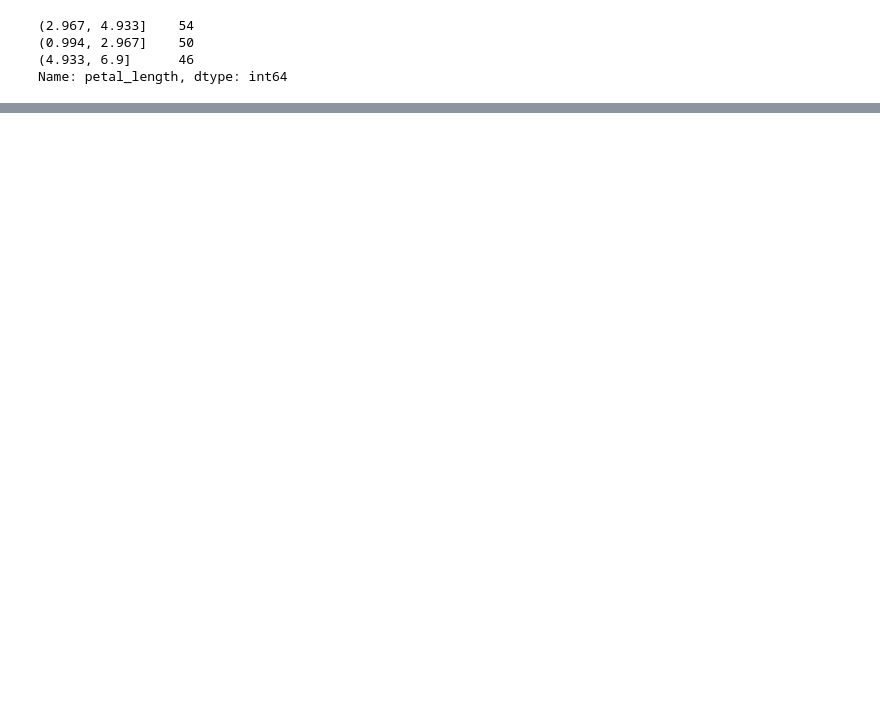
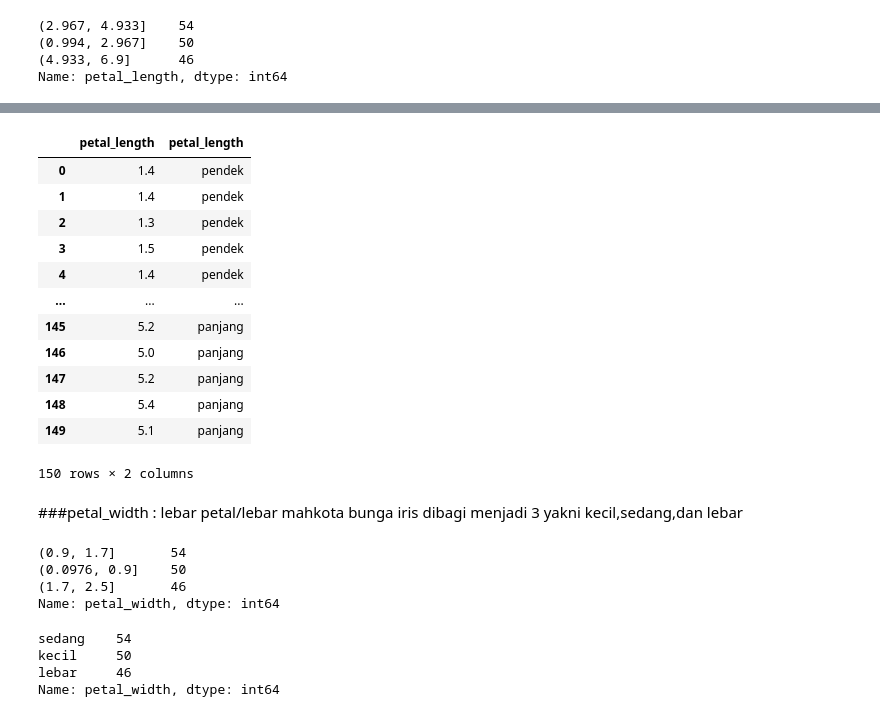
Before and after one commit to Amelia039/datamining, a Jupyter notebook: _sources/tugas2.ipynb, the cells around one changed output, grey strips where cells are left out. Cells and saved outputs as stored; diff of their text form; code cells hidden in the pictures; blank space fills up the shorter version.

```diff
--- a/_sources/tugas2.ipynb
+++ b/_sources/tugas2.ipynb
@@ -50 +158,37 @@ Kategori3     46
 Name: petal_length, dtype: int64
+# %%
+petal_length_bin = pd.cut(c['petal_length'],len(labelsforlength), True, labelsforlength)
+petal_with_label = petal_length_bin.value_counts()
+pd.concat((c['petal_length'],petal_length_bin),axis=1)
+# %% [output]
+|  | petal_length | petal_length |
+| 0 | 1.4 | pendek |
+| 1 | 1.4 | pendek |
+| 2 | 1.3 | pendek |
+| 3 | 1.5 | pendek |
+| 4 | 1.4 | pendek |
+| ... | ... | ... |
+| 145 | 5.2 | panjang |
+| 146 | 5.0 | panjang |
+| 147 | 5.2 | panjang |
+| 148 | 5.4 | panjang |
+| 149 | 5.1 | panjang |
+150 rows × 2 columns
+# %% [markdown]
+###petal_width	: lebar petal/lebar mahkota bunga iris dibagi menjadi 3 yakni kecil,sedang,dan lebar
+# %%
+eqwidth_petal_width_intv = pd.cut(c['petal_width'],3).value_counts()
+eqwidth_petal_width_intv
+# %% [output]
+(0.9, 1.7]       54
+(0.0976, 0.9]    50
+(1.7, 2.5]       46
+Name: petal_width, dtype: int64
+# %%
+eqwidth_petal_width = pd.cut(c['petal_width'],3,labels=labelsforwidth).value_counts()
+eqwidth_petal_width
+# %% [output]
+sedang    54
+kecil     50
+lebar     46
+Name: petal_width, dtype: int64
```
Also changed, not shown: parts of 53 cells of this notebook, 4 other files.
